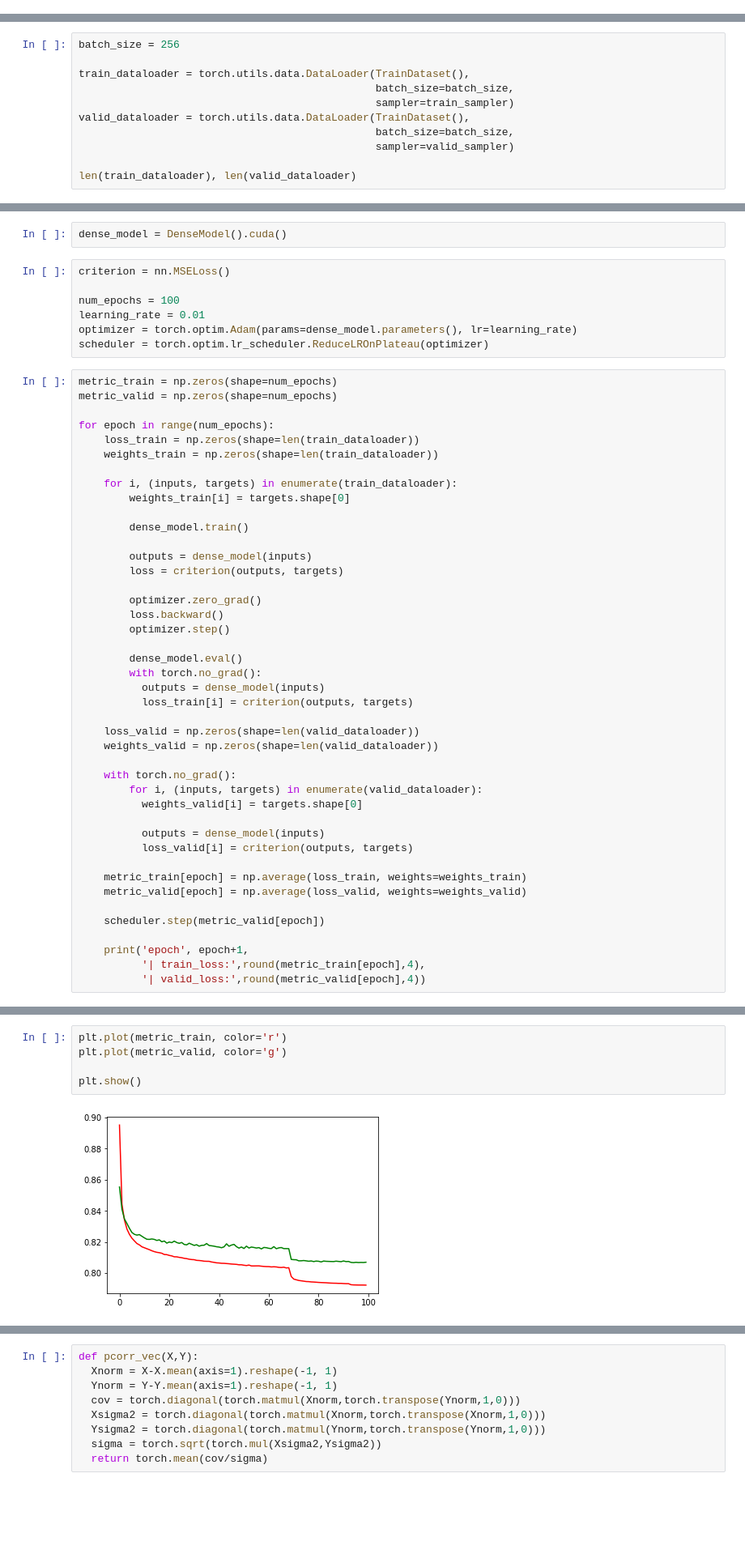
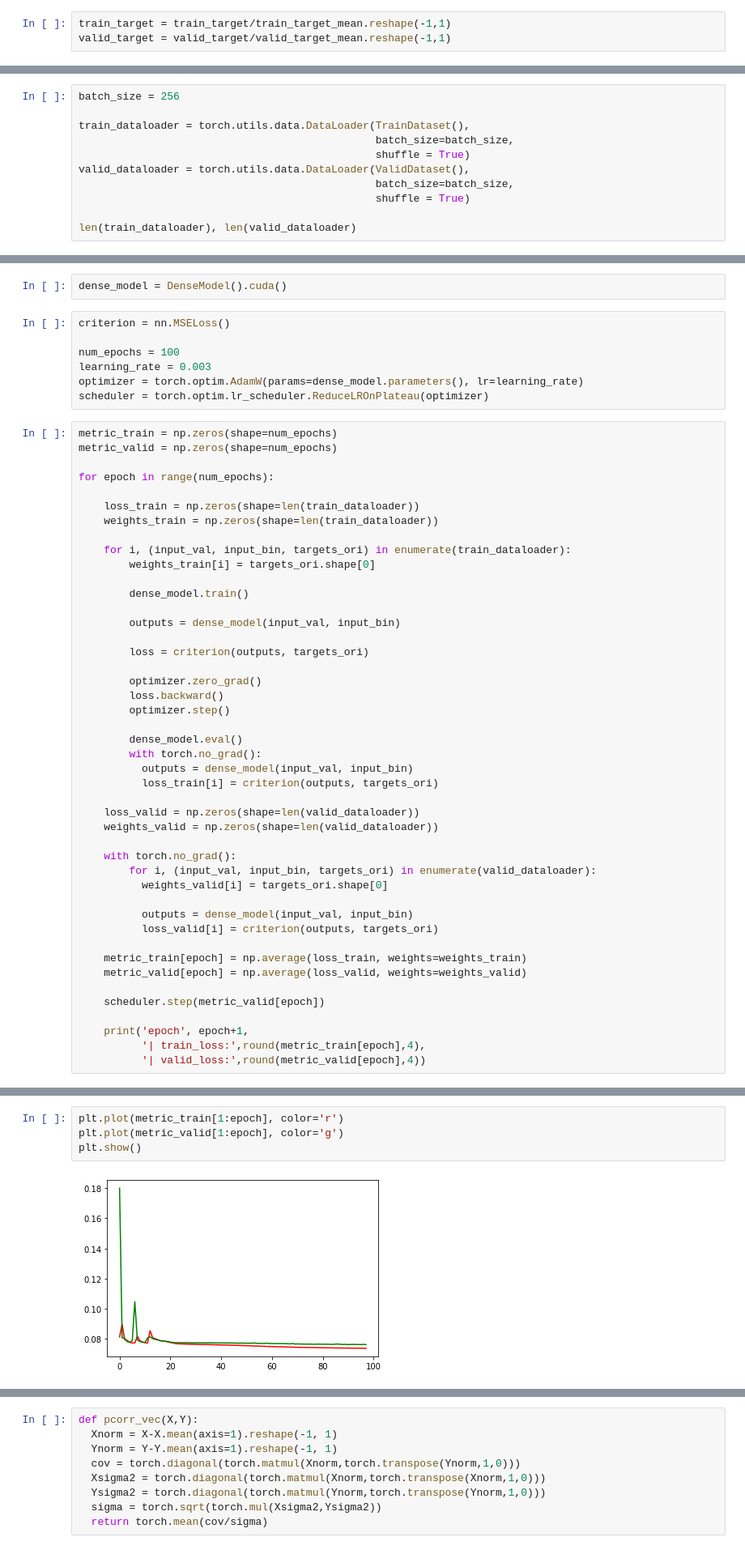
Before and after one commit to Enterprise-D/sc_multimodal, a Jupyter notebook: multimodal.ipynb, the cells around one changed output, grey strips where cells are left out. Shown at 81% size. Saved outputs shown, nothing was run; the diff lists cells and outputs as text; blank space fills up the shorter version.

```diff
--- a/multimodal.ipynb
+++ b/multimodal.ipynb
@@ -316 +615,4 @@ U_target_norm.shape, U_target_avg.shape, U_target_std.shape
+# %%
+train_target = train_target/train_target_mean.reshape(-1,1)
+valid_target = valid_target/valid_target_mean.reshape(-1,1)
 # %% [markdown]
@@ -350,10 +660,10 @@ batch_size = 256
 
 train_dataloader = torch.utils.data.DataLoader(TrainDataset(),
                                                batch_size=batch_size,
-                                               sampler=train_sampler)
-valid_dataloader = torch.utils.data.DataLoader(TrainDataset(),
+                                               shuffle = True)
+valid_dataloader = torch.utils.data.DataLoader(ValidDataset(),
                                                batch_size=batch_size,
-                                               sampler=valid_sampler)
+                                               shuffle = True)
 
 len(train_dataloader), len(valid_dataloader)
 # %% [output]
@@ -407,24 +723,26 @@ dense_model = DenseModel().cuda()
 criterion = nn.MSELoss()
 
 num_epochs = 100
-learning_rate = 0.01
-optimizer = torch.optim.Adam(params=dense_model.parameters(), lr=learning_rate)
+learning_rate = 0.003
+optimizer = torch.optim.AdamW(params=dense_model.parameters(), lr=learning_rate)
 scheduler = torch.optim.lr_scheduler.ReduceLROnPlateau(optimizer)
 # %%
 metric_train = np.zeros(shape=num_epochs)
 metric_valid = np.zeros(shape=num_epochs)
 
 for epoch in range(num_epochs):
+
     loss_train = np.zeros(shape=len(train_dataloader))
     weights_train = np.zeros(shape=len(train_dataloader))
 
-    for i, (inputs, targets) in enumerate(train_dataloader):
-        weights_train[i] = targets.shape[0]
+    for i, (input_val, input_bin, targets_ori) in enumerate(train_dataloader):
+        weights_train[i] = targets_ori.shape[0]
 
         dense_model.train()
 
-        outputs = dense_model(inputs)
-        loss = criterion(outputs, targets)
+        outputs = dense_model(input_val, input_bin)
+
+        loss = criterion(outputs, targets_ori)
 
         optimizer.zero_grad()
         loss.backward()
@@ -432,18 +750,18 @@ for epoch in range(num_epochs):
 
         dense_model.eval()
         with torch.no_grad():
-          outputs = dense_model(inputs)
-          loss_train[i] = criterion(outputs, targets)
+          outputs = dense_model(input_val, input_bin)
+          loss_train[i] = criterion(outputs, targets_ori)
 
     loss_valid = np.zeros(shape=len(valid_dataloader))
     weights_valid = np.zeros(shape=len(valid_dataloader))
 
     with torch.no_grad():
-        for i, (inputs, targets) in enumerate(valid_dataloader):
-          weights_valid[i] = targets.shape[0]
+        for i, (input_val, input_bin, targets_ori) in enumerate(valid_dataloader):
+          weights_valid[i] = targets_ori.shape[0]
 
-          outputs = dense_model(inputs)
-          loss_valid[i] = criterion(outputs, targets)
+          outputs = dense_model(input_val, input_bin)
+          loss_valid[i] = criterion(outputs, targets_ori)
 
     metric_train[epoch] = np.average(loss_train, weights=weights_train)
     metric_valid[epoch] = np.average(loss_valid, weights=weights_valid)
@@ -474,8 +792,7 @@ epoch 100 | train_loss: 0.7922 | valid_loss: 0.8069
 # %%
-plt.plot(metric_train, color='r')
-plt.plot(metric_valid, color='g')
-
+plt.plot(metric_train[1:epoch], color='r')
+plt.plot(metric_valid[1:epoch], color='g')
 plt.show()
 # %% [output]
-[figure, old version]
+[figure, new version]
 # %% [markdown]
```
Also changed, not shown: parts of 116 cells of this notebook.
